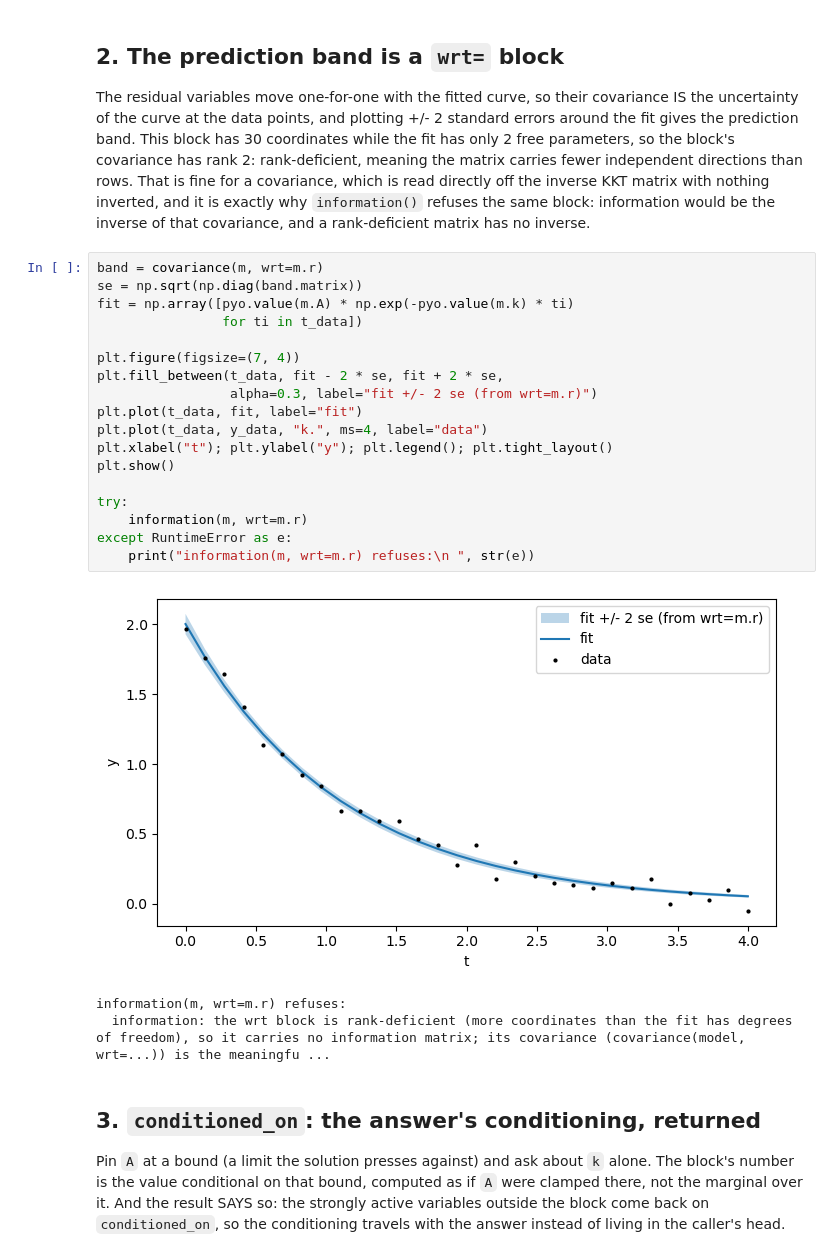
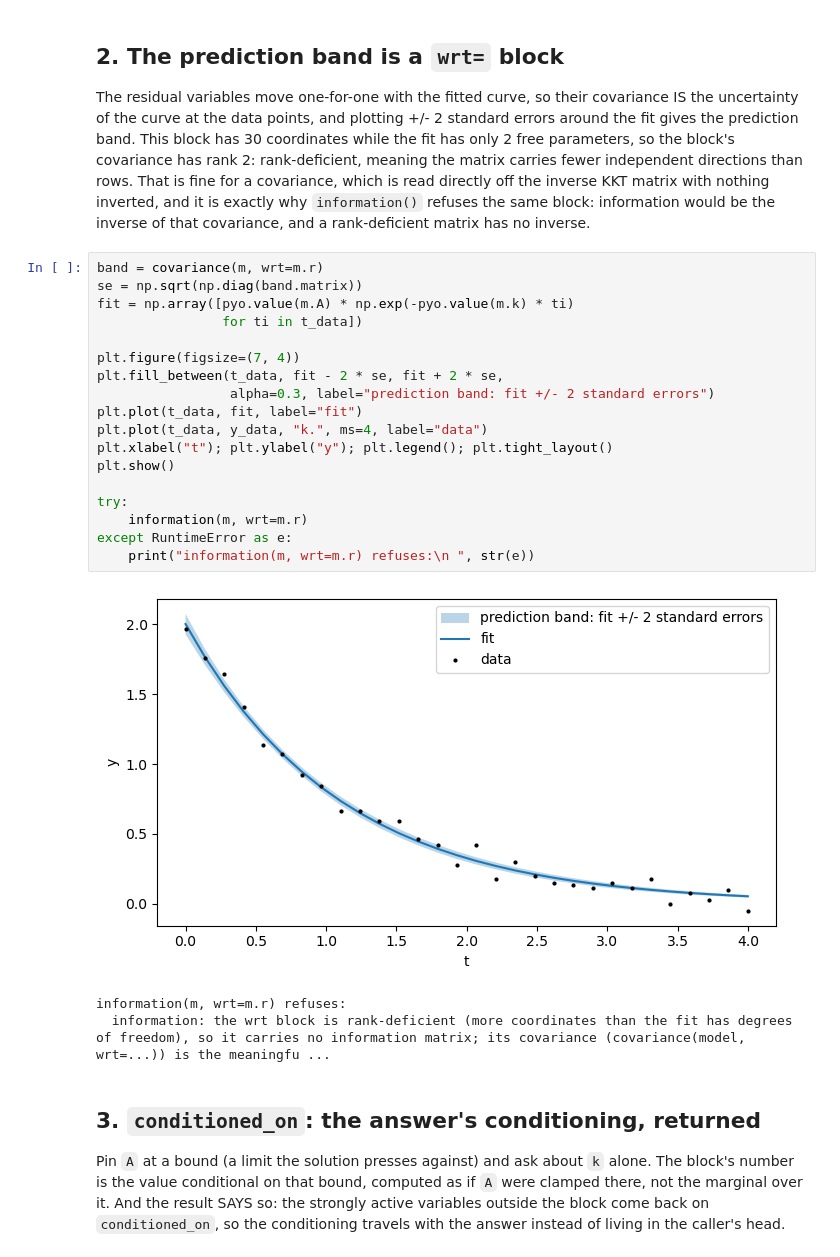
Before and after one commit to GermanHeim/pounce, a Jupyter notebook: python/notebooks/32_wrt_blocks_and_retain_kkt.ipynb, the cells around one changed output. Saved outputs shown, nothing was run; the diff lists cells and outputs as text.

```diff
--- a/python/notebooks/32_wrt_blocks_and_retain_kkt.ipynb
+++ b/python/notebooks/32_wrt_blocks_and_retain_kkt.ipynb
@@ -111,23 +111,23 @@ inverse.
 # %%
 band = covariance(m, wrt=m.r)
 se = np.sqrt(np.diag(band.matrix))
 fit = np.array([pyo.value(m.A) * np.exp(-pyo.value(m.k) * ti)
                 for ti in t_data])
 
 plt.figure(figsize=(7, 4))
 plt.fill_between(t_data, fit - 2 * se, fit + 2 * se,
-                 alpha=0.3, label="fit +/- 2 se (from wrt=m.r)")
+                 alpha=0.3, label="prediction band: fit +/- 2 standard errors")
 plt.plot(t_data, fit, label="fit")
 plt.plot(t_data, y_data, "k.", ms=4, label="data")
 plt.xlabel("t"); plt.ylabel("y"); plt.legend(); plt.tight_layout()
 plt.show()
 
 try:
     information(m, wrt=m.r)
 except RuntimeError as e:
     print("information(m, wrt=m.r) refuses:\n ", str(e))
 # %% [output]
-[figure, old version]
+[figure, new version]
 information(m, wrt=m.r) refuses:
   information: the wrt block is rank-deficient (more coordinates than the fit has degrees of freedom), so it carries no information matrix; its covariance (covariance(model, wrt=...)) is the meaningfu ...
 # %% [markdown]
```
Also changed, not shown: parts of 1 cell of this notebook, 1 other file.
